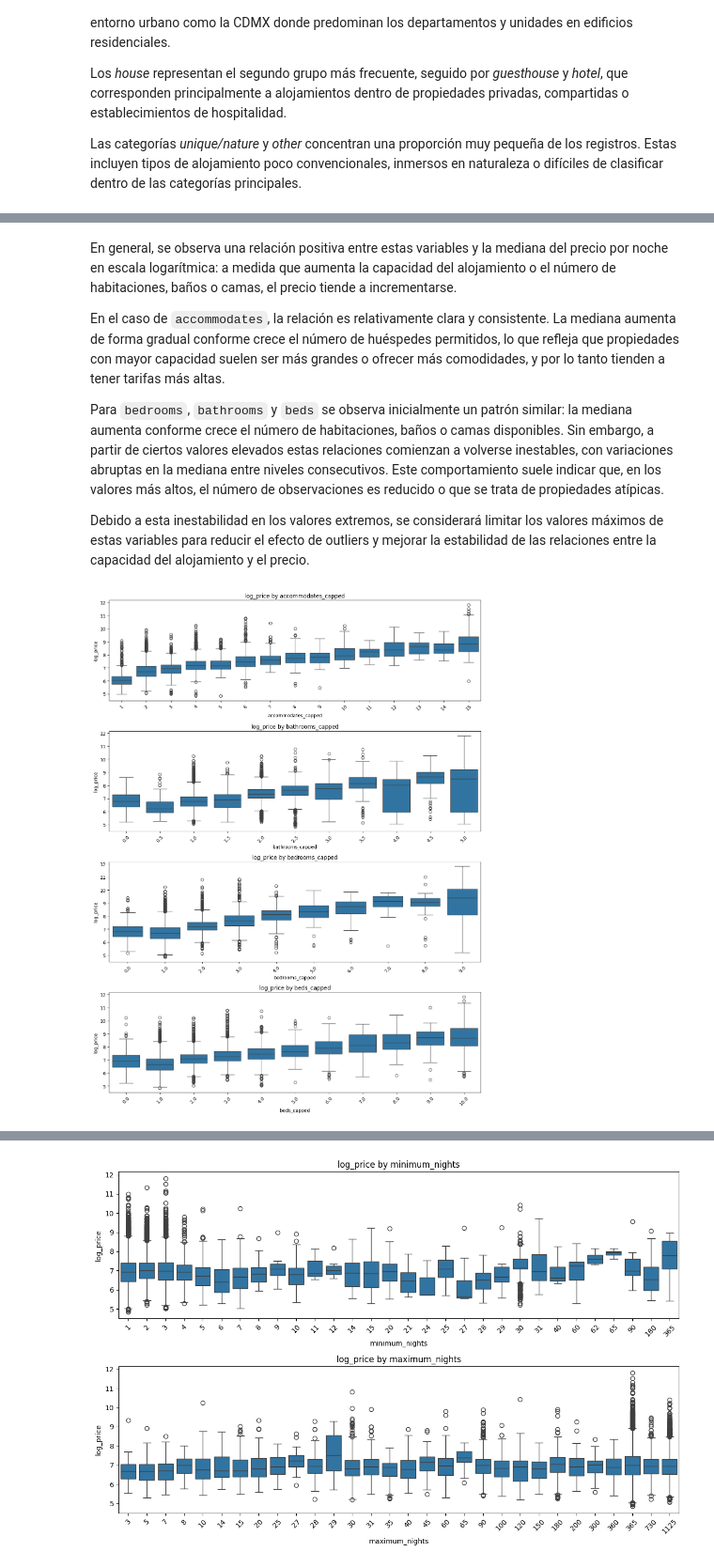
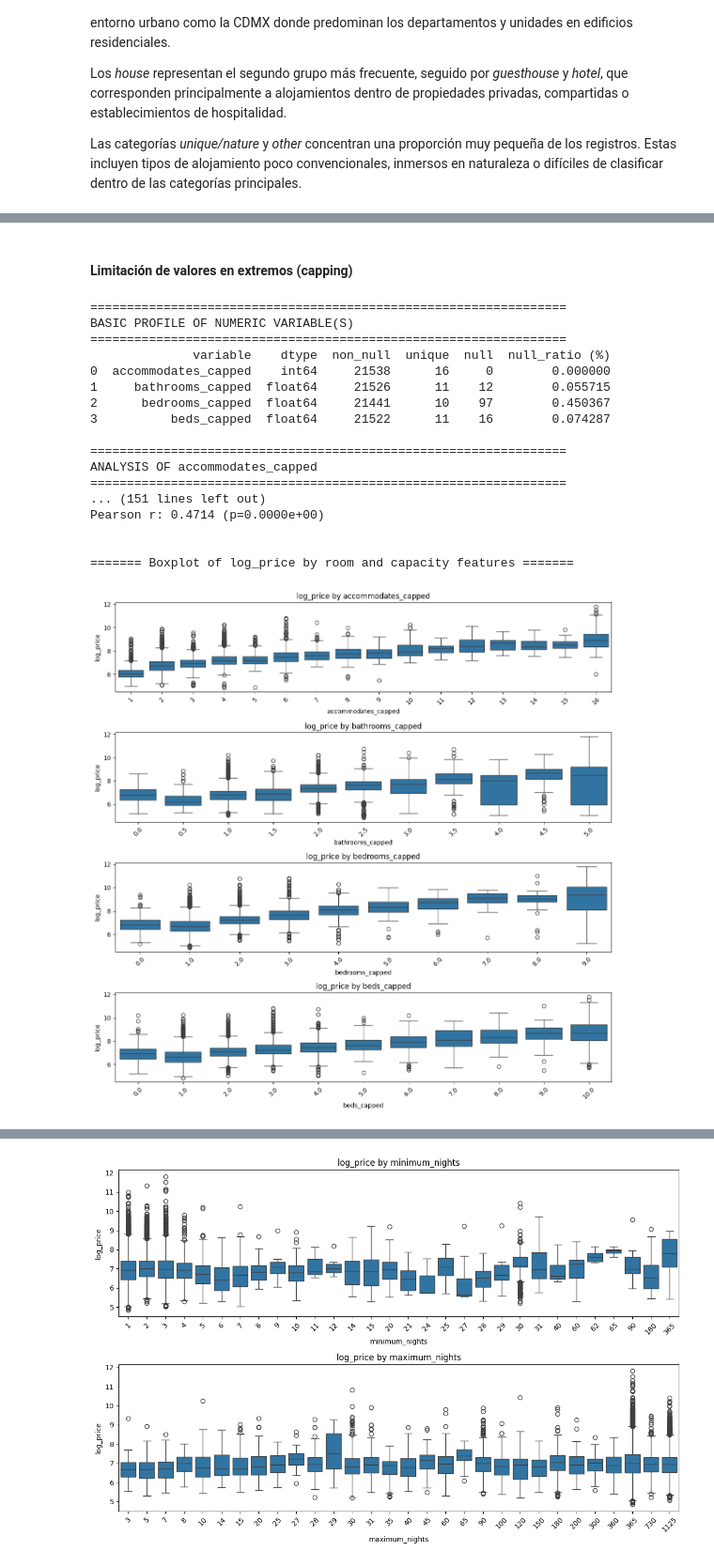
Before and after one commit to josue-rdgzcb/airbnb-price-prediction-cdmx, a Jupyter notebook: notebooks/01_data_exploration.ipynb, the cells around one changed output, grey strips where cells are left out. Shown at 94% size. Cells and saved outputs as stored; diff of their text form; code cells hidden in the pictures.

```diff
--- a/notebooks/01_data_exploration.ipynb
+++ b/notebooks/01_data_exploration.ipynb
@@ -2004,34 +2042,55 @@ plot_boxplot(
-# %% [markdown]
-En general, se observa una relación positiva entre estas variables y la mediana del precio por noche en escala logarítmica: a medida que aumenta la capacidad del alojamiento o el número de habitaciones, baños o camas, el precio tiende a incrementarse.
-
-En el caso de `accommodates`, la relación es relativamente clara y consistente. La mediana aumenta de forma gradual conforme crece el número de huéspedes permitidos, lo que refleja que propiedades con mayor capacidad suelen ser más grandes o ofrecer más comodidades, y por lo tanto tienden a tener tarifas más altas.
-
-Para `bedrooms`, `bathrooms` y `beds` se observa inicialmente un patrón similar: la mediana aumenta conforme crece el número de habitaciones, baños o camas disponibles. Sin embargo, a partir de ciertos valores elevados estas relaciones comienzan a volverse inestables, con variaciones abruptas en la mediana entre niveles consecutivos. Este comportamiento suele indicar que, en los valores más altos, el número de observaciones es reducido o que se trata de propiedades atípicas.
-
-Debido a esta inestabilidad en los valores extremos, se considerará limitar los valores máximos de estas variables para reducir el efecto de outliers y mejorar la estabilidad de las relaciones entre la capacidad del alojamiento y el precio.
+# %% [markdown]
+#### Limitación de valores en extremos (capping)
 # %%
-# Cap values for room capacity variables based on EDA
+# 1. Define cap values for room capacity variables based on EDA
 cap_values = {
-    "accommodates": 15,
+    "accommodates": 16,
     "bedrooms": 9,
     "beds": 10,
     "bathrooms": 5
 }
 
-# Apply capping
+# 2. Apply capping
 for col, cap in cap_values.items():
     capped_col = f"{col}_capped"   # new column
     df_features[capped_col] = df_features[col].clip(upper=cap)
 
-# Define list of room and capacity features with capped values
-room_and_capacity_features_capped = ['accommodates_capped', 'bathrooms_capped', 'bedrooms_capped', 'beds_capped']
+# 3. Define list of room and capacity features with capped values
+capacity_features_capped = ['accommodates_capped', 'bathrooms_capped', 'bedrooms_capped', 'beds_capped']
 
-# Plot boxplot to visualize distribution of log_price by room and capacity features (capped)
+# 4. Analysis of room capacity features (capped) and their relationship with price
+analyze_numeric_vars(
+    df=df_features,
+    vars=capacity_features_capped,
+    target= 'log_price'
+)
+
+# 5. Plot boxplot to visualize distribution of log_price by room and capacity features (capped)
+print("\n\n======= Boxplot of log_price by room and capacity features =======\n")
 plot_boxplot(
     df= df_features,
-    vars= room_and_capacity_features_capped,
-    target= 'log_price'
+    vars= capacity_features_capped,
+    target= 'log_price',
+    figsize_height=12,
+    figsize_width=12
 )
 # %% [output]
+=================================================================
+BASIC PROFILE OF NUMERIC VARIABLE(S)
+=================================================================
+              variable    dtype  non_null  unique  null  null_ratio (%)
+0  accommodates_capped    int64     21538      16     0        0.000000
+1     bathrooms_capped  float64     21526      11    12        0.055715
+2      bedrooms_capped  float64     21441      10    97        0.450367
+3          beds_capped  float64     21522      11    16        0.074287
+
+=================================================================
+ANALYSIS OF accommodates_capped
+=================================================================
+... (151 lines left out)
+Pearson r: 0.4714 (p=0.0000e+00)
+
+
+======= Boxplot of log_price by room and capacity features =======
-[figure, old version]
+[figure, new version]
 # %% [markdown]
```
Also changed, not shown: parts of 107 cells of this notebook.
